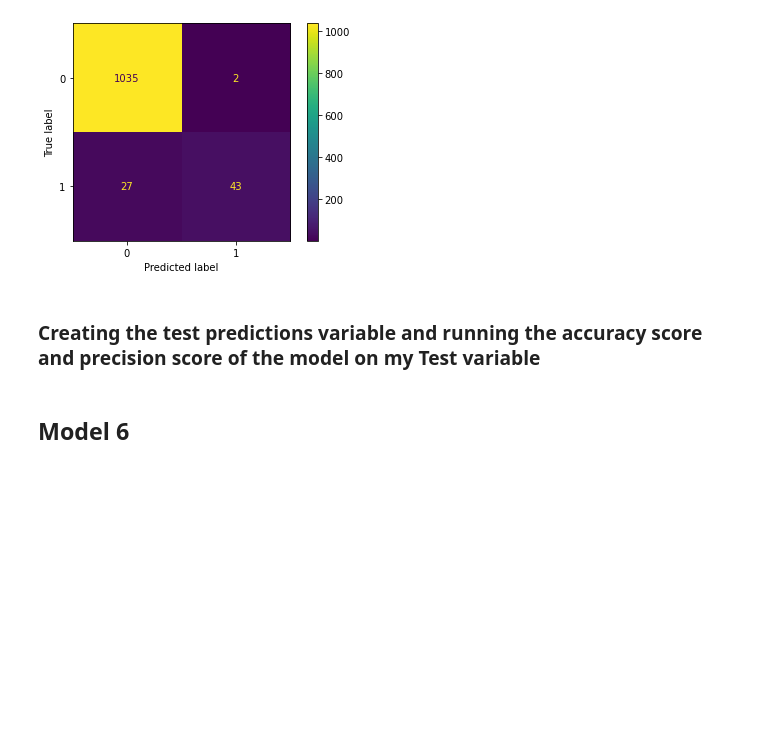
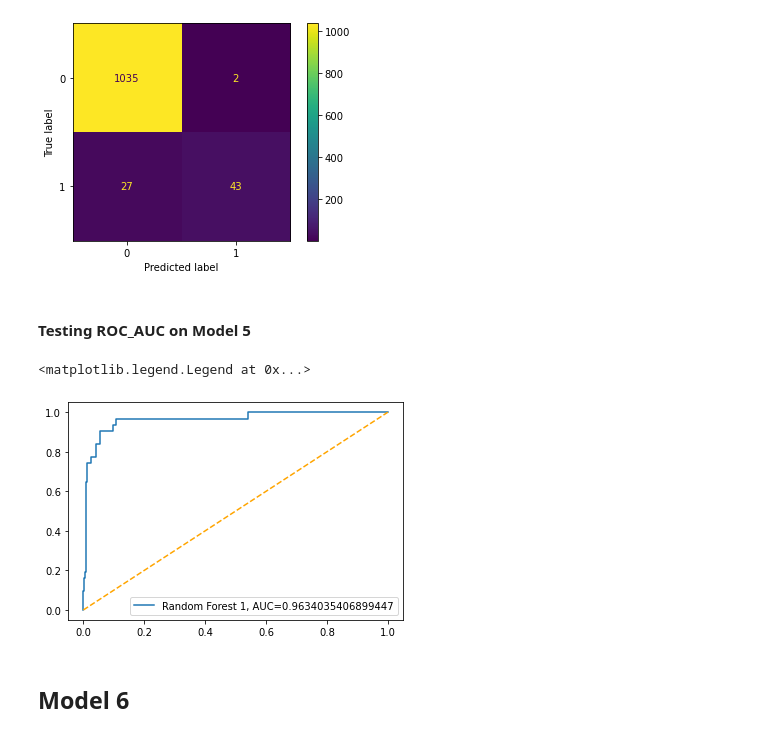
Before and after one commit to haydenj8/NBA_Project3, a Jupyter notebook: Project_Notebook_1.ipynb, the cells around one changed output. Cells and saved outputs as stored; diff of their text form; code cells hidden in the pictures; blank space fills up the shorter version.

```diff
--- a/Project_Notebook_1.ipynb
+++ b/Project_Notebook_1.ipynb
@@ -721,8 +738,18 @@ plot_confusion_matrix(rf_model_1, X_val_scaled, y_tr_val)
 # %% [output]
 <sklearn.metrics._plot.confusion_matrix.ConfusionMatrixDisplay at 0x...>
 [figure]
-# %% [markdown]
-### Creating the test predictions variable and running the accuracy score and precision score of the model on my Test variable
+# %% [markdown]
+#### Testing ROC_AUC on Model 5
+# %%
+y_pred_proba_rf_1 = rf_model_1.predict_proba(X_test_scaled)[::,1]
+fpr, tpr, _ = metrics.roc_curve(y_test,  y_pred_proba_rf_1)
+auc = metrics.roc_auc_score(y_test, y_pred_proba_rf_1)
+plt.plot(fpr,tpr,label="Random Forest 1, AUC="+str(auc))
+plt.plot([0,1], [0,1], color='orange', linestyle='--')
+plt.legend(loc=4)
+# %% [output]
+<matplotlib.legend.Legend at 0x...>
+[figure, added]
 # %% [markdown]
 ## Model 6
 # %% [markdown]
```
Also changed, not shown: parts of 34 cells of this notebook.
